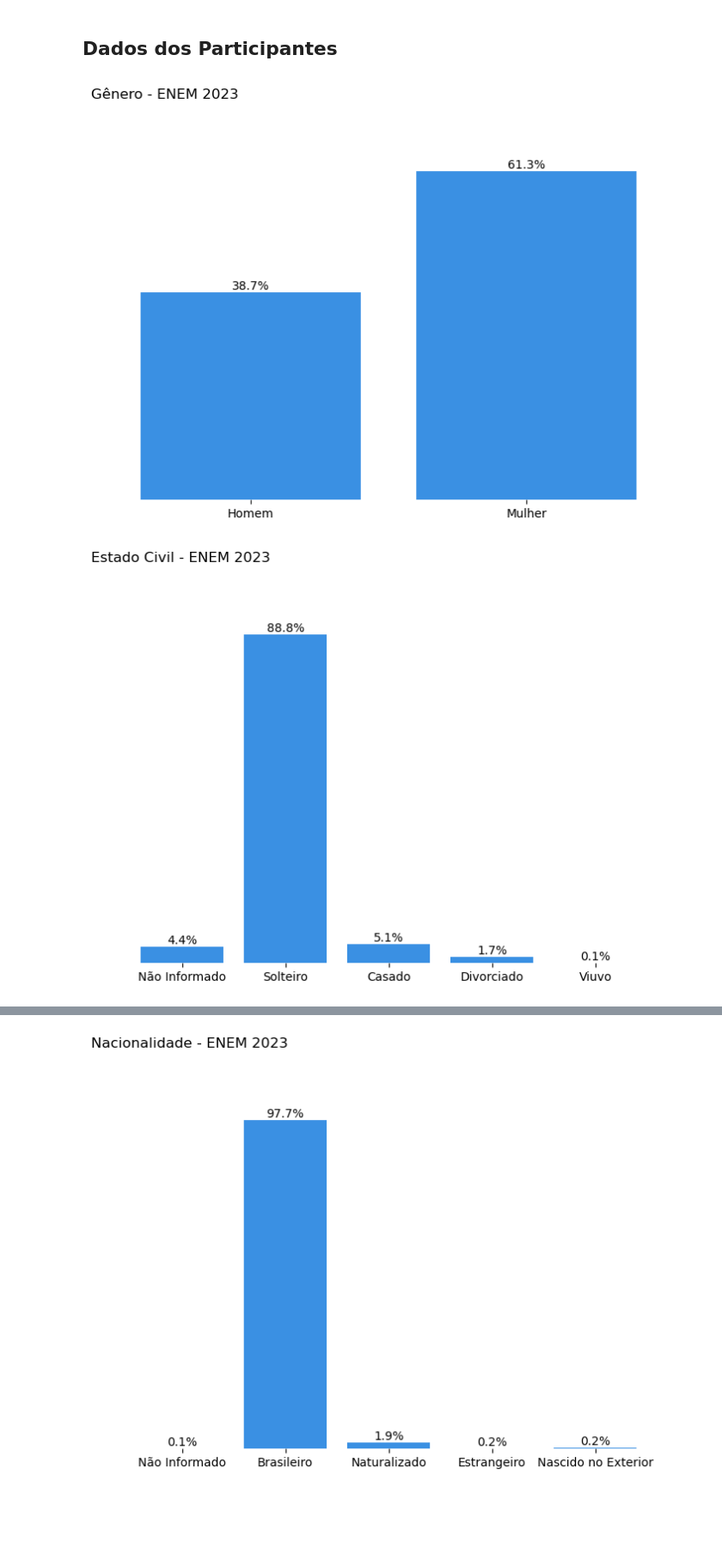
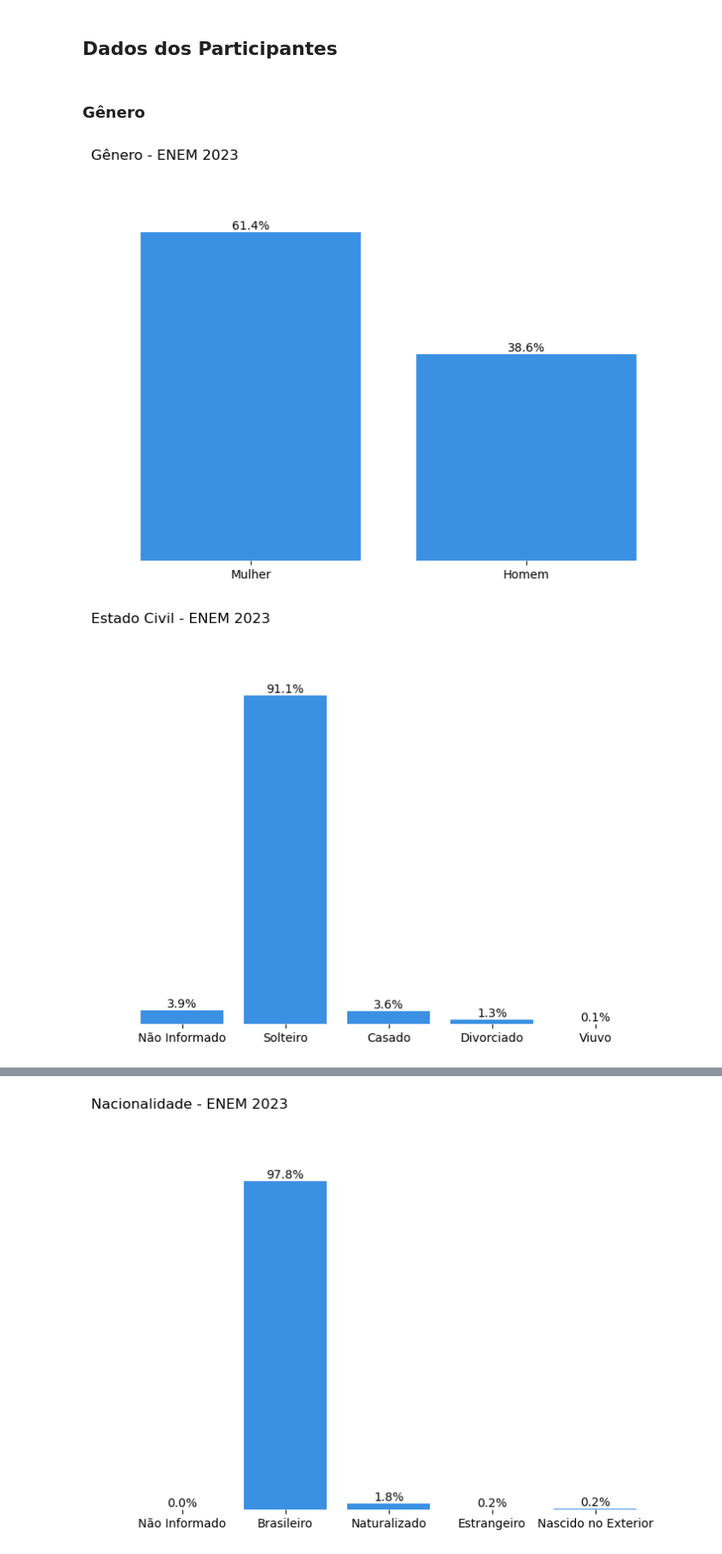
Before and after one commit to gabrielzerraa/EDA-ENEM_2023, a Jupyter notebook: ENEM 2023.ipynb, the cells around one changed output, grey strips where cells are left out. Shown: that part at 86% size. Drawn from its saved outputs; the diff is of its cells as text; code cells hidden in the pictures; blank space fills up the shorter version.

```diff
--- a/ENEM 2023.ipynb
+++ b/ENEM 2023.ipynb
@@ -109,12 +105,2 @@ df.duplicated().sum().sum()
 # %%
-# Total de Valores Ausentes
-total_ausentes = df.isnull().sum().sum()
-
-# Total de Células
-total_celulas = np.product(df.shape)
-
-# Percentual dos valores ausentes
-percentual_ausentes = total_ausentes/total_celulas * 100
-
-# Print
-print(f'Porcentagem dos dados ausentes: {percentual_ausentes:.2f}%')
+df = df.dropna(subset=['NU_NOTA_CN', 'NU_NOTA_CH', 'NU_NOTA_MT', 'NU_NOTA_LC', 'NU_NOTA_REDACAO'])
@@ -160,4 +106,0 @@ Apagar as colunas para deixar o dataset mais leve, desssa forma podemos visuaili
-# %%
-colunas = df.iloc[:, 27:].columns
-df = df.drop(colunas, axis=1)
-df.head()
@@ -170,0 +113,3 @@ df.head()
+# %%
+df['W_Nota_Total'] = df['NU_NOTA_CN'] + df['NU_NOTA_CH'] + df['NU_NOTA_LC'] + df['NU_NOTA_MT'] + df['NU_NOTA_REDACAO']
+df['W_Media'] = df['W_Nota_Total'] / 5
@@ -172,6 +126,8 @@ df.head()
 # Visualização de Dados
 # %% [markdown]
 ## Dados dos Participantes
+# %% [markdown]
+### Gênero
 # %%
 # Tamanho do Gráfico
 plt.figure(figsize=(9,6))
@@ -181,35 +137,35 @@ ax = sns.countplot(df, x="TP_SEXO", color='#1e90ff')
 
 # Adicionar Titulo
 ax.set_title('Gênero - ENEM 2023', loc='left', fontsize=12)
 
 # Remover a legenda dos Eixos
 ax.set_xlabel('')
 ax.set_ylabel('')
 
 # Remover Gird
 ax.spines[['right', 'left', 'top', 'bottom']].set_visible(False)
 
 # Remover Legenda
 plt.yticks([])
 # Modificar Legenda
-plt.xticks([0, 1], ['Homem', 'Mulher'])
+plt.xticks([0, 1], ['Mulher', 'Homem'])
 
 # Total
 total = df['TP_SEXO'].count()
 
 # Total
 total = df['TP_COR_RACA'].count()
 
 # Adicionar anotações nas barras
 ax.bar_label(ax.containers[0], fmt=lambda x: f'{(x/total)*100:0.1f}%')
 
 # Adicionar margens
 ax.margins(x=0.1, y=0.2)
 
 # Visualizar o gráfico
 plt.show()
 # %% [output]
-[figure, old version]
+[figure, new version]
 # %%
 # Tamanho do Gráfico
 plt.figure(figsize=(9,6))
@@ -246,4 +202,4 @@ ax.margins(x=0.1, y=0.2)
 # Visualizar o gráfico
 plt.show()
 # %% [output]
-[figure, old version]
+[figure, new version]
```
Also changed, not shown: parts of 34 cells of this notebook.
